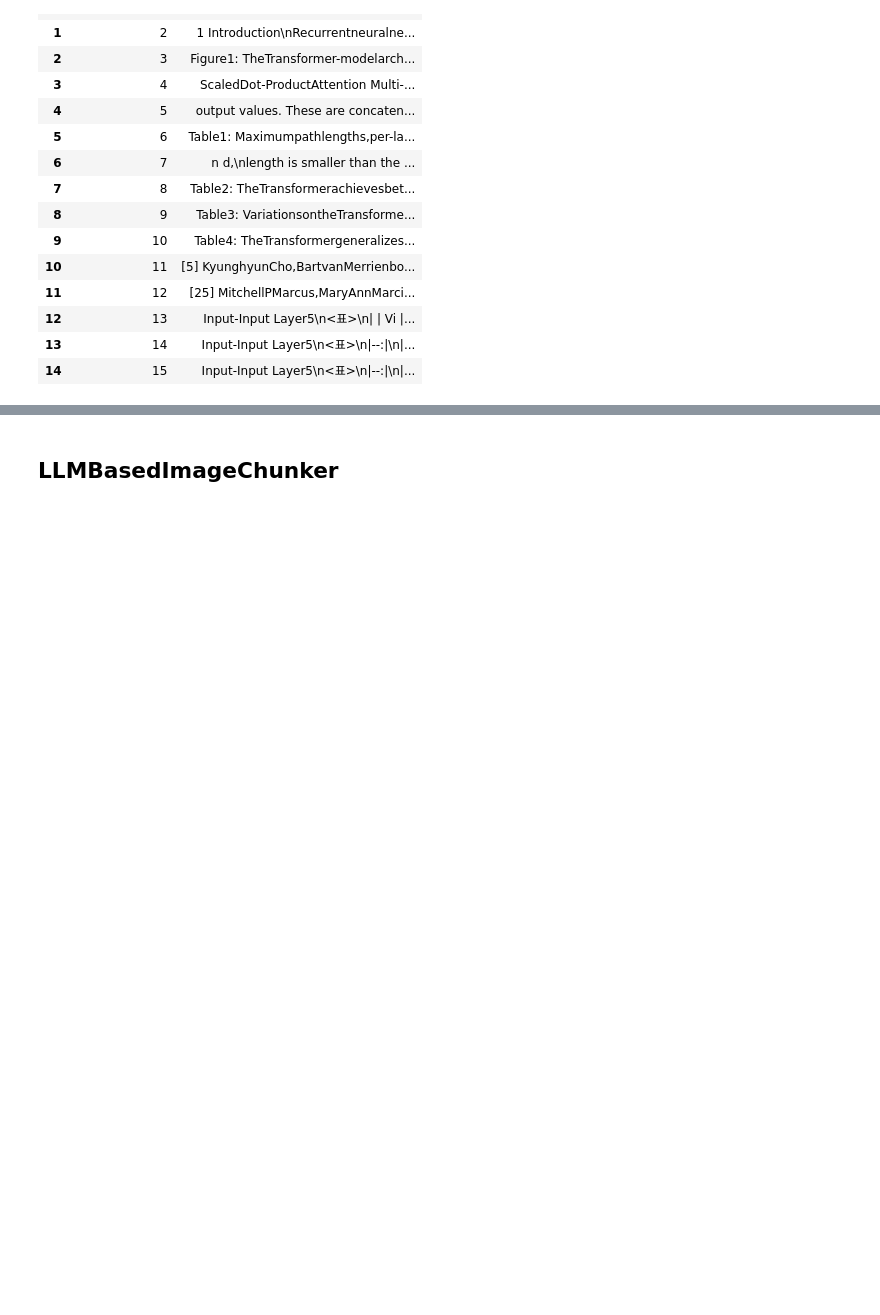
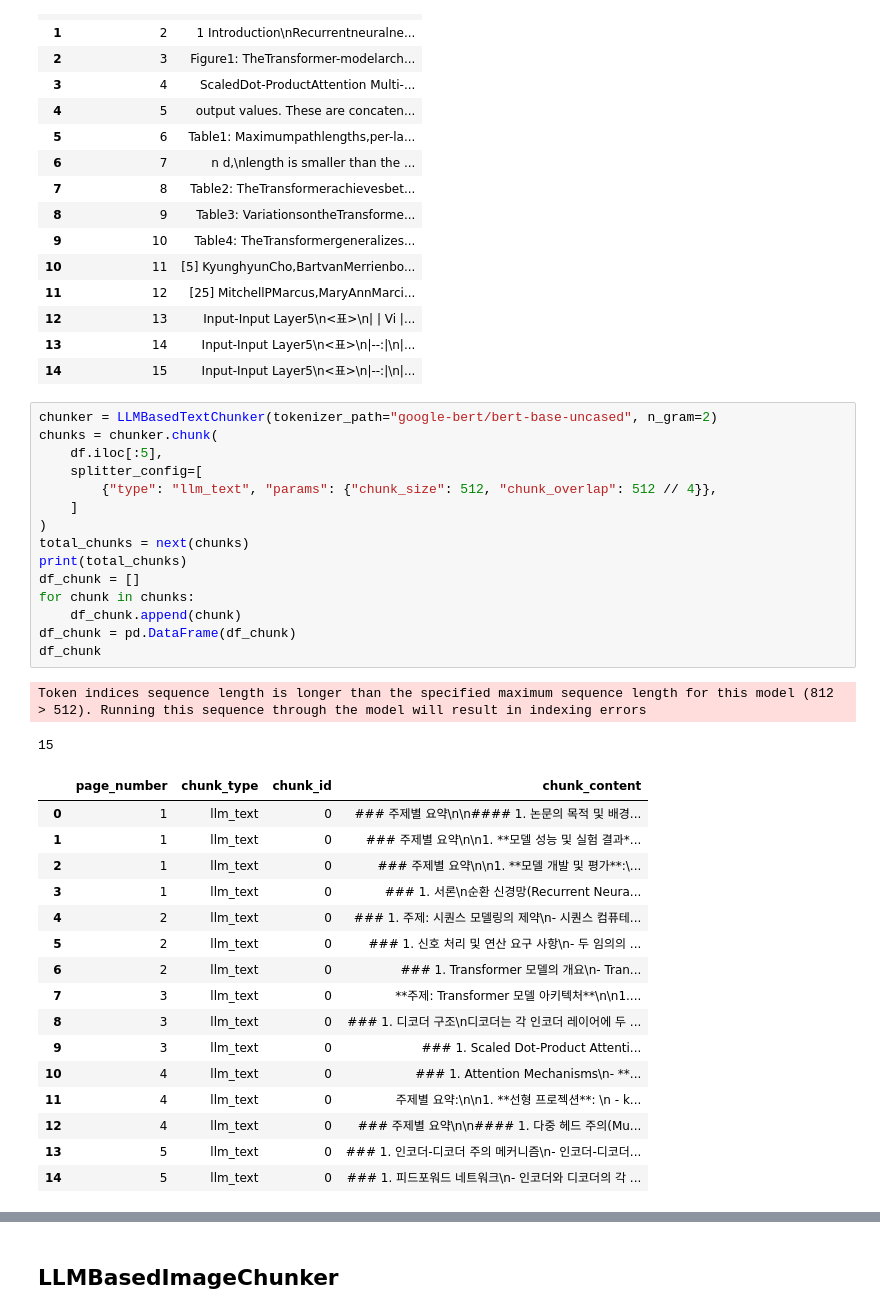
Before and after one commit to Cafelatte1/frony-document-processor, a Jupyter notebook: test_chunker.ipynb, the cells around one changed output, grey strips where cells are left out. Saved outputs shown, nothing was run; the diff lists cells and outputs as text; blank space fills up the shorter version.

```diff
--- a/test_chunker.ipynb
+++ b/test_chunker.ipynb
@@ -84,4 +137,38 @@ df
 | 12 | 13 | Input-Input Layer5\n<표>\n| | Vi |... |
 | 13 | 14 | Input-Input Layer5\n<표>\n|--:|\n|... |
 | 14 | 15 | Input-Input Layer5\n<표>\n|--:|\n|... |
+# %%
+chunker = LLMBasedTextChunker(tokenizer_path="google-bert/bert-base-uncased", n_gram=2)
+chunks = chunker.chunk(
+    df.iloc[:5],
+    splitter_config=[
+        {"type": "llm_text", "params": {"chunk_size": 512, "chunk_overlap": 512 // 4}},
+    ]
+)
+total_chunks = next(chunks)
+print(total_chunks)
+df_chunk = []
+for chunk in chunks:
+    df_chunk.append(chunk)
+df_chunk = pd.DataFrame(df_chunk)
+df_chunk
+# %% [output]
+Token indices sequence length is longer than the specified maximum sequence length for this model (812 > 512). Running this sequence through the model will result in indexing errors
+15
+|  | page_number | chunk_type | chunk_id | chunk_content |
+| 0 | 1 | llm_text | 0 | ### 주제별 요약\n\n#### 1. 논문의 목적 및 배경... |
+| 1 | 1 | llm_text | 0 | ### 주제별 요약\n\n1. **모델 성능 및 실험 결과*... |
+| 2 | 1 | llm_text | 0 | ### 주제별 요약\n\n1. **모델 개발 및 평가**:\... |
+| 3 | 1 | llm_text | 0 | ### 1. 서론\n순환 신경망(Recurrent Neura... |
+| 4 | 2 | llm_text | 0 | ### 1. 주제: 시퀀스 모델링의 제약\n- 시퀀스 컴퓨테... |
+| 5 | 2 | llm_text | 0 | ### 1. 신호 처리 및 연산 요구 사항\n- 두 임의의 ... |
+| 6 | 2 | llm_text | 0 | ### 1. Transformer 모델의 개요\n- Tran... |
+| 7 | 3 | llm_text | 0 | **주제: Transformer 모델 아키텍처**\n\n1.... |
+| 8 | 3 | llm_text | 0 | ### 1. 디코더 구조\n디코더는 각 인코더 레이어에 두 ... |
+| 9 | 3 | llm_text | 0 | ### 1. Scaled Dot-Product Attenti... |
+| 10 | 4 | llm_text | 0 | ### 1. Attention Mechanisms\n- **... |
+| 11 | 4 | llm_text | 0 | 주제별 요약:\n\n1. **선형 프로젝션**: \n - k... |
+| 12 | 4 | llm_text | 0 | ### 주제별 요약\n\n#### 1. 다중 헤드 주의(Mu... |
+| 13 | 5 | llm_text | 0 | ### 1. 인코더-디코더 주의 메커니즘\n- 인코더-디코더... |
+| 14 | 5 | llm_text | 0 | ### 1. 피드포워드 네트워크\n- 인코더와 디코더의 각 ... |
 # %%
```
Also changed, not shown: parts of 9 cells of this notebook, 3 other files.
